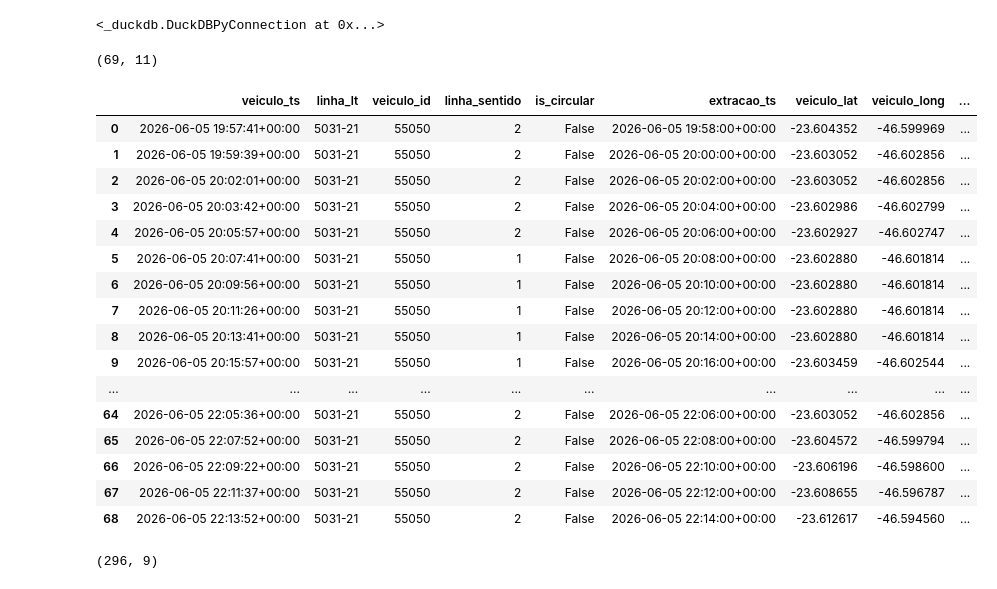
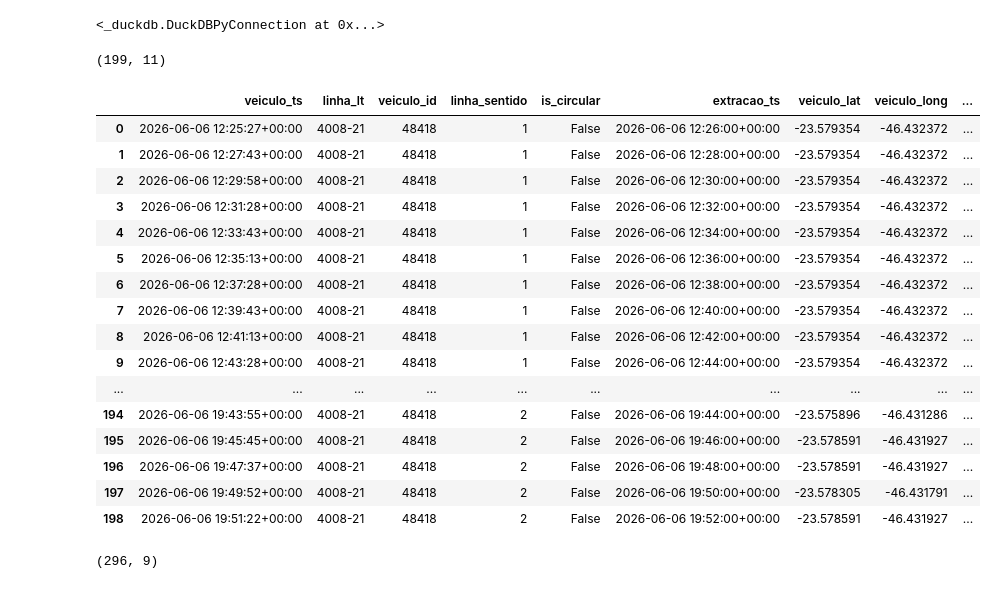
Before and after one commit to andremoreirafocus/sptransinsightspro, a Jupyter notebook: jupyter/notebooks/positions_for_line_and_vehicle_and_day.ipynb, the cells around one changed output. Cells and saved outputs as stored; diff of their text form; code cells hidden in the pictures.

```diff
--- a/jupyter/notebooks/positions_for_line_and_vehicle_and_day.ipynb
+++ b/jupyter/notebooks/positions_for_line_and_vehicle_and_day.ipynb
@@ -136,29 +136,29 @@ def query_positions_for_line_vehicle_day_tz_aware(linha_lt, veiculo_id):
     with pd.option_context('display.max_rows', 200, 'display.max_columns', None):
         display(df.head(200))
 # %%
-linha_lt = '5031-21'
-veiculo_id = 55050
+linha_lt = '4008-21'
+veiculo_id = 48418
 
 query_positions_for_line_vehicle_day_tz_aware(linha_lt, veiculo_id)
 # %% [output]
-(69, 11)
+(199, 11)
 |  | veiculo_ts | linha_lt | veiculo_id | linha_sentido | is_circular | extracao_ts | veiculo_lat | veiculo_long | ... |
-| 0 | 2026-06-05 19:57:41+00:00 | 5031-21 | 55050 | 2 | False | 2026-06-05 19:58:00+00:00 | -23.604352 | -46.599969 | ... |
-| 1 | 2026-06-05 19:59:39+00:00 | 5031-21 | 55050 | 2 | False | 2026-06-05 20:00:00+00:00 | -23.603052 | -46.602856 | ... |
-| 2 | 2026-06-05 20:02:01+00:00 | 5031-21 | 55050 | 2 | False | 2026-06-05 20:02:00+00:00 | -23.603052 | -46.602856 | ... |
-| 3 | 2026-06-05 20:03:42+00:00 | 5031-21 | 55050 | 2 | False | 2026-06-05 20:04:00+00:00 | -23.602986 | -46.602799 | ... |
-| 4 | 2026-06-05 20:05:57+00:00 | 5031-21 | 55050 | 2 | False | 2026-06-05 20:06:00+00:00 | -23.602927 | -46.602747 | ... |
-| 5 | 2026-06-05 20:07:41+00:00 | 5031-21 | 55050 | 1 | False | 2026-06-05 20:08:00+00:00 | -23.602880 | -46.601814 | ... |
-| 6 | 2026-06-05 20:09:56+00:00 | 5031-21 | 55050 | 1 | False | 2026-06-05 20:10:00+00:00 | -23.602880 | -46.601814 | ... |
-| 7 | 2026-06-05 20:11:26+00:00 | 5031-21 | 55050 | 1 | False | 2026-06-05 20:12:00+00:00 | -23.602880 | -46.601814 | ... |
-| 8 | 2026-06-05 20:13:41+00:00 | 5031-21 | 55050 | 1 | False | 2026-06-05 20:14:00+00:00 | -23.602880 | -46.601814 | ... |
-| 9 | 2026-06-05 20:15:57+00:00 | 5031-21 | 55050 | 1 | False | 2026-06-05 20:16:00+00:00 | -23.603459 | -46.602544 | ... |
+| 0 | 2026-06-06 12:25:27+00:00 | 4008-21 | 48418 | 1 | False | 2026-06-06 12:26:00+00:00 | -23.579354 | -46.432372 | ... |
+| 1 | 2026-06-06 12:27:43+00:00 | 4008-21 | 48418 | 1 | False | 2026-06-06 12:28:00+00:00 | -23.579354 | -46.432372 | ... |
+| 2 | 2026-06-06 12:29:58+00:00 | 4008-21 | 48418 | 1 | False | 2026-06-06 12:30:00+00:00 | -23.579354 | -46.432372 | ... |
+| 3 | 2026-06-06 12:31:28+00:00 | 4008-21 | 48418 | 1 | False | 2026-06-06 12:32:00+00:00 | -23.579354 | -46.432372 | ... |
+| 4 | 2026-06-06 12:33:43+00:00 | 4008-21 | 48418 | 1 | False | 2026-06-06 12:34:00+00:00 | -23.579354 | -46.432372 | ... |
+| 5 | 2026-06-06 12:35:13+00:00 | 4008-21 | 48418 | 1 | False | 2026-06-06 12:36:00+00:00 | -23.579354 | -46.432372 | ... |
+| 6 | 2026-06-06 12:37:28+00:00 | 4008-21 | 48418 | 1 | False | 2026-06-06 12:38:00+00:00 | -23.579354 | -46.432372 | ... |
+| 7 | 2026-06-06 12:39:43+00:00 | 4008-21 | 48418 | 1 | False | 2026-06-06 12:40:00+00:00 | -23.579354 | -46.432372 | ... |
+| 8 | 2026-06-06 12:41:13+00:00 | 4008-21 | 48418 | 1 | False | 2026-06-06 12:42:00+00:00 | -23.579354 | -46.432372 | ... |
+| 9 | 2026-06-06 12:43:28+00:00 | 4008-21 | 48418 | 1 | False | 2026-06-06 12:44:00+00:00 | -23.579354 | -46.432372 | ... |
 | ... | ... | ... | ... | ... | ... | ... | ... | ... | ... |
-| 64 | 2026-06-05 22:05:36+00:00 | 5031-21 | 55050 | 2 | False | 2026-06-05 22:06:00+00:00 | -23.603052 | -46.602856 | ... |
-| 65 | 2026-06-05 22:07:52+00:00 | 5031-21 | 55050 | 2 | False | 2026-06-05 22:08:00+00:00 | -23.604572 | -46.599794 | ... |
-| 66 | 2026-06-05 22:09:22+00:00 | 5031-21 | 55050 | 2 | False | 2026-06-05 22:10:00+00:00 | -23.606196 | -46.598600 | ... |
-| 67 | 2026-06-05 22:11:37+00:00 | 5031-21 | 55050 | 2 | False | 2026-06-05 22:12:00+00:00 | -23.608655 | -46.596787 | ... |
-| 68 | 2026-06-05 22:13:52+00:00 | 5031-21 | 55050 | 2 | False | 2026-06-05 22:14:00+00:00 | -23.612617 | -46.594560 | ... |
+| 194 | 2026-06-06 19:43:55+00:00 | 4008-21 | 48418 | 2 | False | 2026-06-06 19:44:00+00:00 | -23.575896 | -46.431286 | ... |
+| 195 | 2026-06-06 19:45:45+00:00 | 4008-21 | 48418 | 2 | False | 2026-06-06 19:46:00+00:00 | -23.578591 | -46.431927 | ... |
+| 196 | 2026-06-06 19:47:37+00:00 | 4008-21 | 48418 | 2 | False | 2026-06-06 19:48:00+00:00 | -23.578591 | -46.431927 | ... |
+| 197 | 2026-06-06 19:49:52+00:00 | 4008-21 | 48418 | 2 | False | 2026-06-06 19:50:00+00:00 | -23.578305 | -46.431791 | ... |
+| 198 | 2026-06-06 19:51:22+00:00 | 4008-21 | 48418 | 2 | False | 2026-06-06 19:52:00+00:00 | -23.578591 | -46.431927 | ... |
 # %%
 linha_lt = '1017-10'
 veiculo_id = 15171
```
Also changed, not shown: 1 other file.
